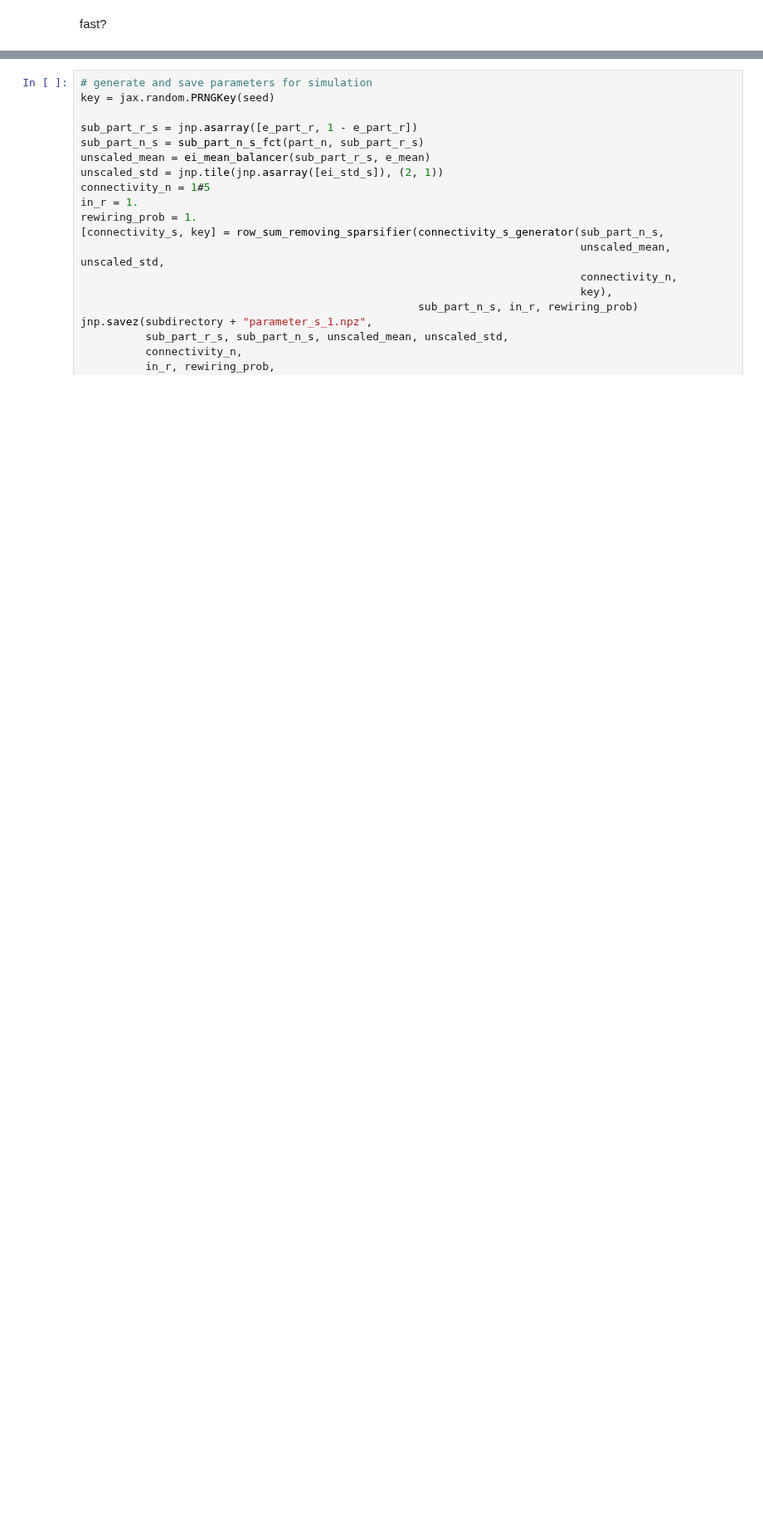
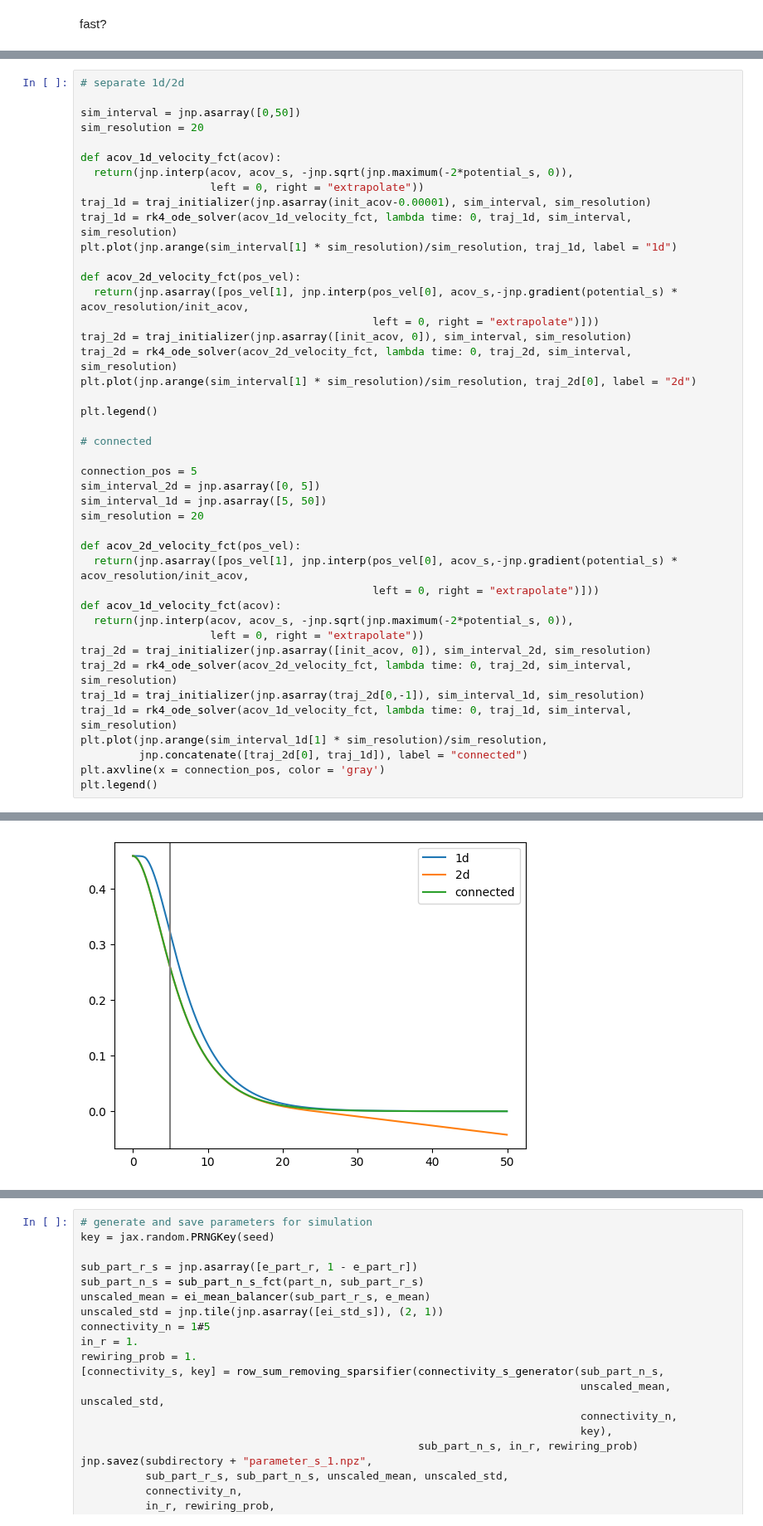
Before and after one commit to zhaoz0314/random-EI, a Jupyter notebook: pseudospatial/predictions.ipynb, the cells around one changed output, grey strips where cells are left out. Shown at 83% size. Drawn from its saved outputs; the diff is of its cells as text; blank space fills up the shorter version.

```diff
--- a/pseudospatial/predictions.ipynb
+++ b/pseudospatial/predictions.ipynb
@@ -175,0 +137,44 @@ plt.legend()
+# %%
+# separate 1d/2d
+
+sim_interval = jnp.asarray([0,50])
+sim_resolution = 20
+
+def acov_1d_velocity_fct(acov):
+  return(jnp.interp(acov, acov_s, -jnp.sqrt(jnp.maximum(-2*potential_s, 0)),
+                    left = 0, right = "extrapolate"))
+traj_1d = traj_initializer(jnp.asarray(init_acov-0.00001), sim_interval, sim_resolution)
+traj_1d = rk4_ode_solver(acov_1d_velocity_fct, lambda time: 0, traj_1d, sim_interval, sim_resolution)
+plt.plot(jnp.arange(sim_interval[1] * sim_resolution)/sim_resolution, traj_1d, label = "1d")
+
+def acov_2d_velocity_fct(pos_vel):
+  return(jnp.asarray([pos_vel[1], jnp.interp(pos_vel[0], acov_s,-jnp.gradient(potential_s) * acov_resolution/init_acov,
+                                             left = 0, right = "extrapolate")]))
+traj_2d = traj_initializer(jnp.asarray([init_acov, 0]), sim_interval, sim_resolution)
+traj_2d = rk4_ode_solver(acov_2d_velocity_fct, lambda time: 0, traj_2d, sim_interval, sim_resolution)
+plt.plot(jnp.arange(sim_interval[1] * sim_resolution)/sim_resolution, traj_2d[0], label = "2d")
+
+plt.legend()
+
+# connected
+
+connection_pos = 5
+sim_interval_2d = jnp.asarray([0, 5])
+sim_interval_1d = jnp.asarray([5, 50])
+sim_resolution = 20
+
+def acov_2d_velocity_fct(pos_vel):
+  return(jnp.asarray([pos_vel[1], jnp.interp(pos_vel[0], acov_s,-jnp.gradient(potential_s) * acov_resolution/init_acov,
+                                             left = 0, right = "extrapolate")]))
+def acov_1d_velocity_fct(acov):
+  return(jnp.interp(acov, acov_s, -jnp.sqrt(jnp.maximum(-2*potential_s, 0)),
+                    left = 0, right = "extrapolate"))
+traj_2d = traj_initializer(jnp.asarray([init_acov, 0]), sim_interval_2d, sim_resolution)
+traj_2d = rk4_ode_solver(acov_2d_velocity_fct, lambda time: 0, traj_2d, sim_interval, sim_resolution)
+traj_1d = traj_initializer(jnp.asarray(traj_2d[0,-1]), sim_interval_1d, sim_resolution)
+traj_1d = rk4_ode_solver(acov_1d_velocity_fct, lambda time: 0, traj_1d, sim_interval, sim_resolution)
+plt.plot(jnp.arange(sim_interval_1d[1] * sim_resolution)/sim_resolution,
+         jnp.concatenate([traj_2d[0], traj_1d]), label = "connected")
+plt.axvline(x = connection_pos, color = 'gray')
+plt.legend()
+# %% [output]
@@ -176,3 +182,4 @@ plt.legend()
+[figure, added]
 # %%
 from pathlib import Path
 import time
```
Also changed, not shown: parts of 18 cells of this notebook.
